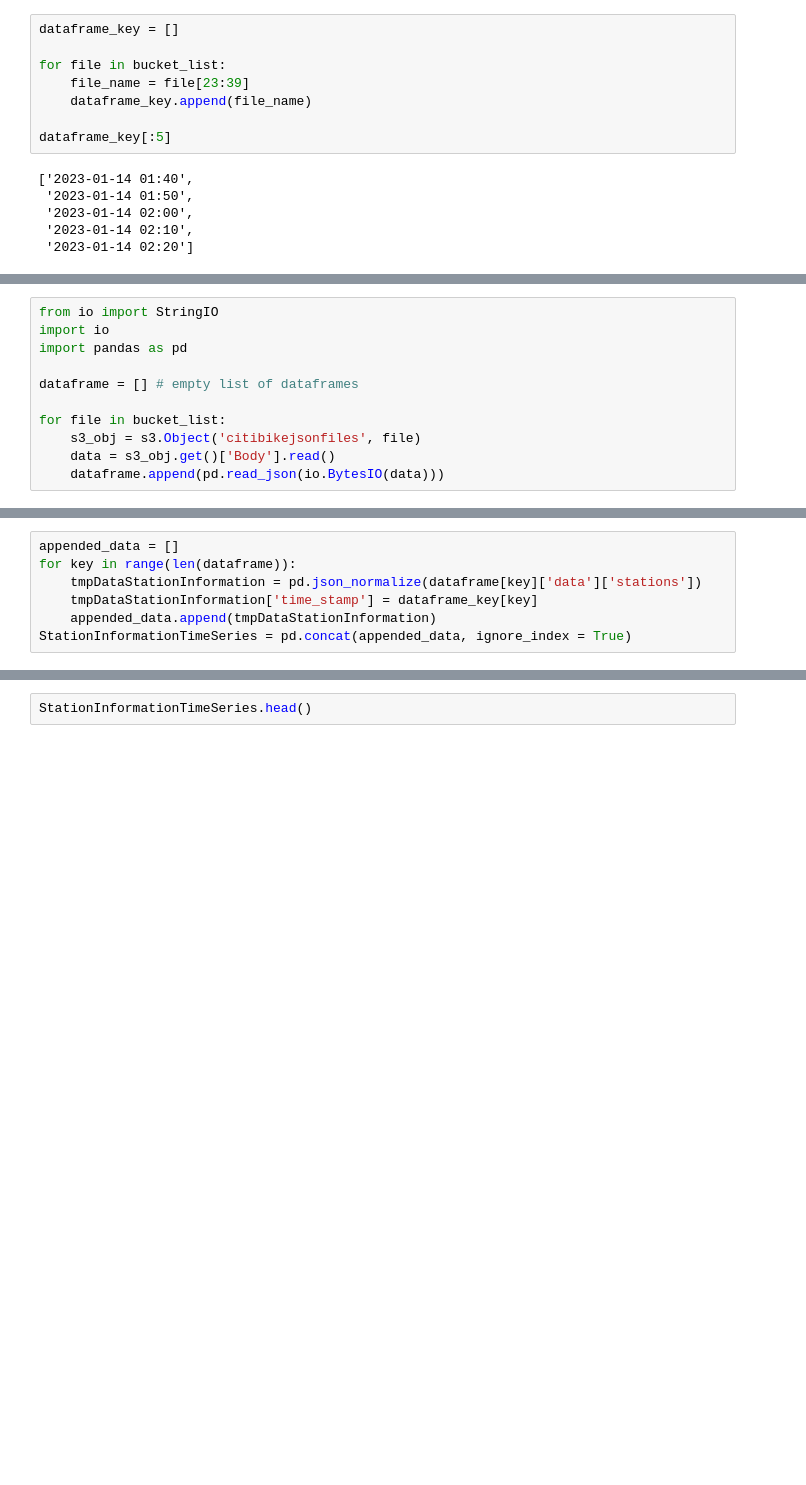
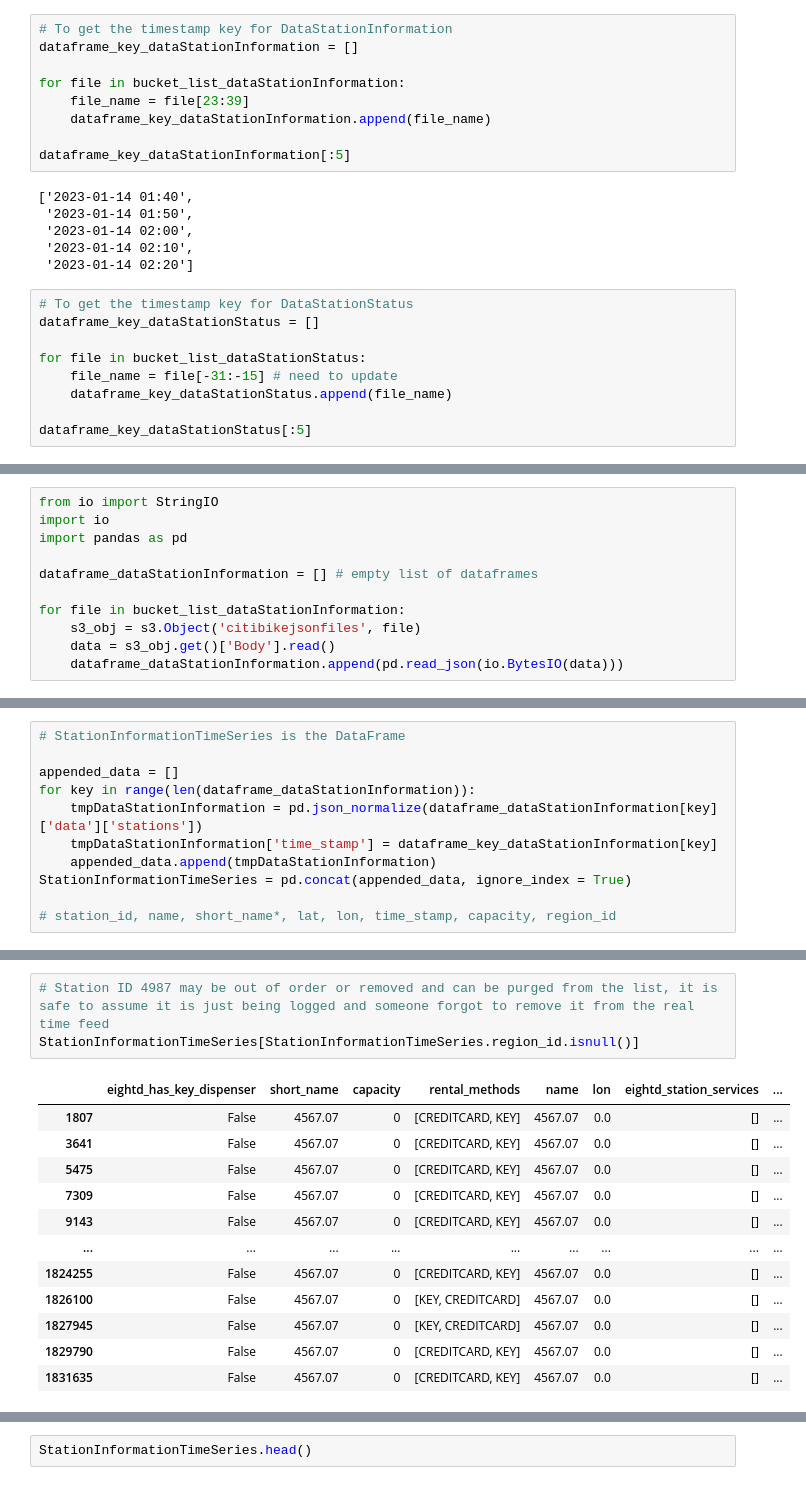
Before and after one commit to unitxero/aws-citibike-automation, a Jupyter notebook: data_wrangle.ipynb, the cells around one changed output, grey strips where cells are left out. Drawn from its saved outputs; the diff is of its cells as text; blank space fills up the shorter version.

Commit message:
Added support for S3 GET for dataStationStatus, also added some EDA for dataStationInformation

```diff
--- a/data_wrangle.ipynb
+++ b/data_wrangle.ipynb
@@ -19,14 +34,24 @@ print(bucket_list[0:10])
 # %%
-dataframe_key = []
+# To get the timestamp key for DataStationInformation
+dataframe_key_dataStationInformation = []
 
-for file in bucket_list:
+for file in bucket_list_dataStationInformation:
     file_name = file[23:39]
-    dataframe_key.append(file_name)
+    dataframe_key_dataStationInformation.append(file_name)
 
-dataframe_key[:5]
+dataframe_key_dataStationInformation[:5]
 # %% [output]
 ['2023-01-14 01:40',
  '2023-01-14 01:50',
  '2023-01-14 02:00',
  '2023-01-14 02:10',
  '2023-01-14 02:20']
+# %%
+# To get the timestamp key for DataStationStatus
+dataframe_key_dataStationStatus = []
+
+for file in bucket_list_dataStationStatus:
+    file_name = file[-31:-15] # need to update
+    dataframe_key_dataStationStatus.append(file_name)
+
+dataframe_key_dataStationStatus[:5]
@@ -35,9 +66,9 @@ from io import StringIO
 import io
 import pandas as pd
 
-dataframe = [] # empty list of dataframes
+dataframe_dataStationInformation = [] # empty list of dataframes
 
-for file in bucket_list:
+for file in bucket_list_dataStationInformation:
     s3_obj = s3.Object('citibikejsonfiles', file)
     data = s3_obj.get()['Body'].read()
-    dataframe.append(pd.read_json(io.BytesIO(data)))
+    dataframe_dataStationInformation.append(pd.read_json(io.BytesIO(data)))
@@ -44,7 +79,11 @@ for file in bucket_list:
 # %%
+# StationInformationTimeSeries is the DataFrame
+
 appended_data = []
-for key in range(len(dataframe)):
-    tmpDataStationInformation = pd.json_normalize(dataframe[key]['data']['stations'])
-    tmpDataStationInformation['time_stamp'] = dataframe_key[key]
+for key in range(len(dataframe_dataStationInformation)):
+    tmpDataStationInformation = pd.json_normalize(dataframe_dataStationInformation[key]['data']['stations'])
+    tmpDataStationInformation['time_stamp'] = dataframe_key_dataStationInformation[key]
     appended_data.append(tmpDataStationInformation)
 StationInformationTimeSeries = pd.concat(appended_data, ignore_index = True)
+
+# station_id, name, short_name*, lat, lon, time_stamp, capacity, region_id
@@ -50,0 +98,16 @@ StationInformationTimeSeries = pd.concat(appended_data, ignore_index = True)
+# %%
+# Station ID 4987 may be out of order or removed and can be purged from the list, it is safe to assume it is just being logged and someone forgot to remove it from the real time feed
+StationInformationTimeSeries[StationInformationTimeSeries.region_id.isnull()]
+# %% [output]
+|  | eightd_has_key_dispenser | short_name | capacity | rental_methods | name | lon | eightd_station_services | ... |
+| 1807 | False | 4567.07 | 0 | [CREDITCARD, KEY] | 4567.07 | 0.0 | [] | ... |
+| 3641 | False | 4567.07 | 0 | [CREDITCARD, KEY] | 4567.07 | 0.0 | [] | ... |
+| 5475 | False | 4567.07 | 0 | [CREDITCARD, KEY] | 4567.07 | 0.0 | [] | ... |
+| 7309 | False | 4567.07 | 0 | [CREDITCARD, KEY] | 4567.07 | 0.0 | [] | ... |
+| 9143 | False | 4567.07 | 0 | [CREDITCARD, KEY] | 4567.07 | 0.0 | [] | ... |
+| ... | ... | ... | ... | ... | ... | ... | ... | ... |
+| 1824255 | False | 4567.07 | 0 | [CREDITCARD, KEY] | 4567.07 | 0.0 | [] | ... |
+| 1826100 | False | 4567.07 | 0 | [KEY, CREDITCARD] | 4567.07 | 0.0 | [] | ... |
+| 1827945 | False | 4567.07 | 0 | [KEY, CREDITCARD] | 4567.07 | 0.0 | [] | ... |
+| 1829790 | False | 4567.07 | 0 | [CREDITCARD, KEY] | 4567.07 | 0.0 | [] | ... |
+| 1831635 | False | 4567.07 | 0 | [CREDITCARD, KEY] | 4567.07 | 0.0 | [] | ... |
```
Also changed, not shown: parts of 9 cells of this notebook.
